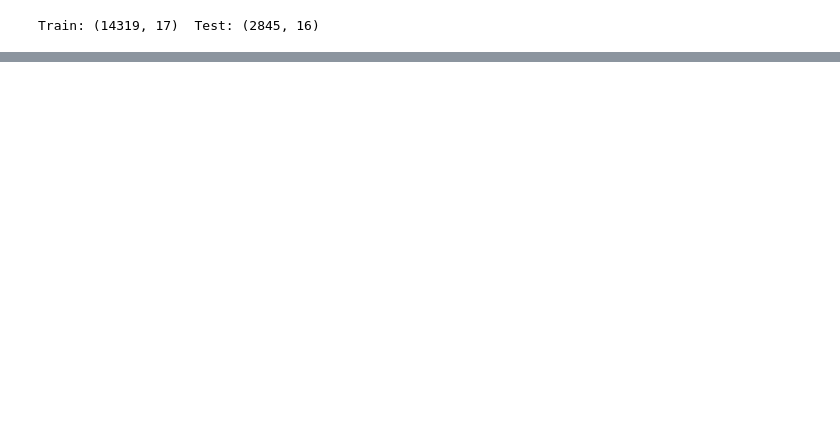
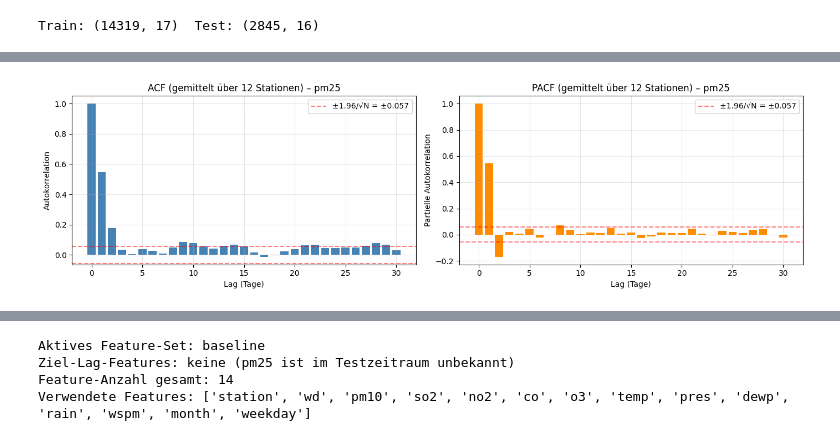
Before and after one commit to hagen-o/Umweltmonitoring-Kaggle-Challange-Beijing, a Jupyter notebook: notebookf1e5f185e6.ipynb, the cells around one changed output, grey strips where cells are left out. Drawn from its saved outputs; the diff is of its cells as text; code cells hidden in the pictures; blank space fills up the shorter version.

```diff
--- a/notebookf1e5f185e6.ipynb
+++ b/notebookf1e5f185e6.ipynb
@@ -136,0 +340,64 @@ RandomizedSearchCV(cv=TimeSeriesSplit(gap=0, max_train_size=None, n_splits=3, te
+# %%
+# === ACF / PACF Analyse zur Wahl der Lags ===
+# Wir prüfen mehrere Stationen, mitteln die ACF/PACF-Werte.
+# Erst pro Station rechnen, dann Mittelwert über Stationen plotten.
+
+MAX_LAG = 30  # bis zu 30 Tage zurückschauen
+target = "pm25"
+
+stations = sorted(train["station"].unique())
+acf_per_station = []
+pacf_per_station = []
+
+for st in stations:
+    serie = (train[train["station"] == st]
+             .sort_values("date")[target]
+             .dropna()
+             .values)
+    if len(serie) <= MAX_LAG + 5:
+        continue
+    acf_vals = acf(serie, nlags=MAX_LAG, fft=False)
+    # method="ywm" ist numerisch stabil für PACF
+    pacf_vals = pacf(serie, nlags=MAX_LAG, method="ywm")
+    acf_per_station.append(acf_vals)
+    pacf_per_station.append(pacf_vals)
+
+acf_mean = np.mean(acf_per_station, axis=0)
+pacf_mean = np.mean(pacf_per_station, axis=0)
+
+# Konfidenzband ~ 2 / sqrt(N), gemittelt über die Stationen-Längen
+N = train.groupby("station").size().mean()
+conf = 1.96 / np.sqrt(N)
+
+fig, axes = plt.subplots(1, 2, figsize=(14, 4))
+
+axes[0].bar(range(MAX_LAG + 1), acf_mean, color="steelblue")
+axes[0].axhline(conf, color="red", linestyle="--", alpha=0.5, label=f"±1.96/√N = ±{conf:.3f}")
+axes[0].axhline(-conf, color="red", linestyle="--", alpha=0.5)
+axes[0].set_title("ACF (gemittelt über 12 Stationen) – pm25")
+axes[0].set_xlabel("Lag (Tage)")
+axes[0].set_ylabel("Autokorrelation")
+axes[0].legend()
+axes[0].grid(alpha=0.3)
+
+axes[1].bar(range(MAX_LAG + 1), pacf_mean, color="darkorange")
+axes[1].axhline(conf, color="red", linestyle="--", alpha=0.5, label=f"±1.96/√N = ±{conf:.3f}")
+axes[1].axhline(-conf, color="red", linestyle="--", alpha=0.5)
+axes[1].set_title("PACF (gemittelt über 12 Stationen) – pm25")
+axes[1].set_xlabel("Lag (Tage)")
+axes[1].set_ylabel("Partielle Autokorrelation")
+axes[1].legend()
+axes[1].grid(alpha=0.3)
+
+plt.tight_layout()
+plt.show()
+
+# Zahlen ausgeben – welche Lags sind signifikant?
+print(f"\nKonfidenzgrenze: ±{conf:.3f}")
+print("\nLag |   ACF   |  PACF   | PACF signifikant?")
+print("----+---------+---------+-------------------")
+for k in range(1, MAX_LAG + 1):
+    sig = "JA" if abs(pacf_mean[k]) > conf else "—"
+    print(f"{k:3d} | {acf_mean[k]:+.3f}  | {pacf_mean[k]:+.3f}  | {sig}")
+# %% [output]
+[figure, added]
@@ -136,0 +421,11 @@ RandomizedSearchCV(cv=TimeSeriesSplit(gap=0, max_train_size=None, n_splits=3, te
+# %%
+# === Schritt B: Inspektion der fuer die Submission verfuegbaren Features ===
+print("Aktives Feature-Set:", active_feature_set_name)
+print("Ziel-Lag-Features: keine (pm25 ist im Testzeitraum unbekannt)")
+print(f"Feature-Anzahl gesamt: {len(active_feature_set['feature_columns'])}")
+print("Verwendete Features:", active_feature_set["feature_columns"])
+# %% [output]
+Aktives Feature-Set: baseline
+Ziel-Lag-Features: keine (pm25 ist im Testzeitraum unbekannt)
+Feature-Anzahl gesamt: 14
+Verwendete Features: ['station', 'wd', 'pm10', 'so2', 'no2', 'co', 'o3', 'temp', 'pres', 'dewp', 'rain', 'wspm', 'month', 'weekday']
```
Also changed, not shown: parts of 19 cells of this notebook, 3 other files.
